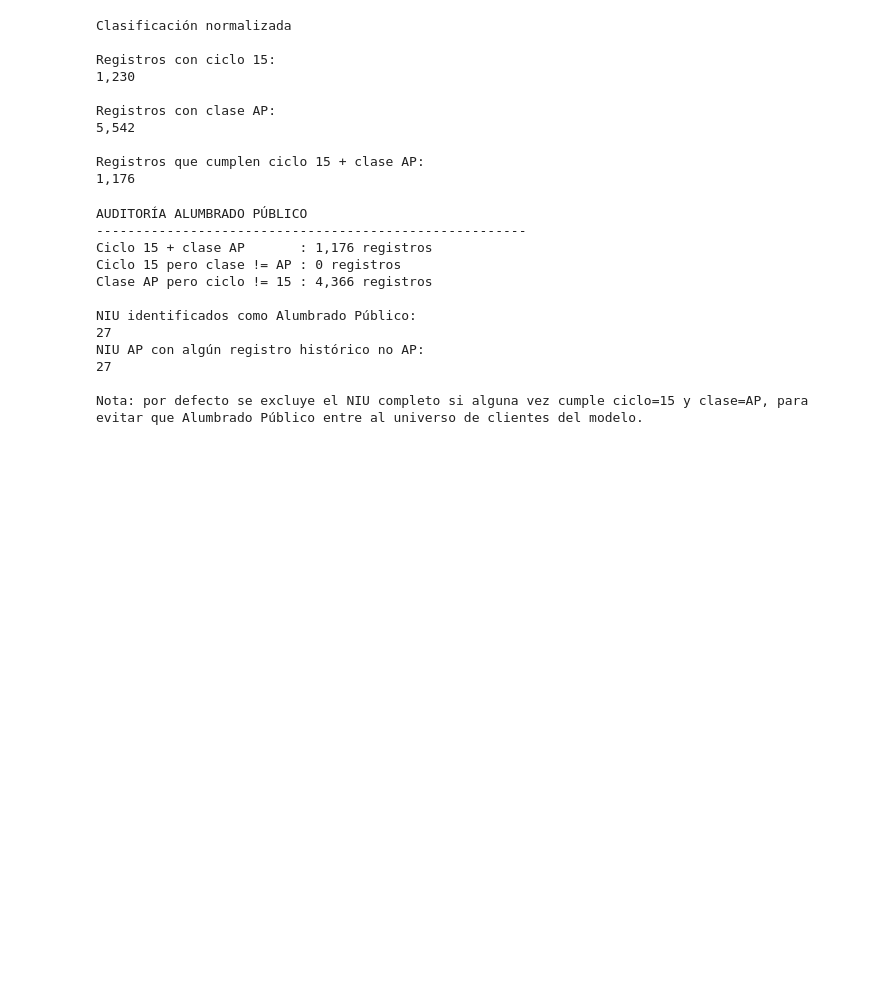
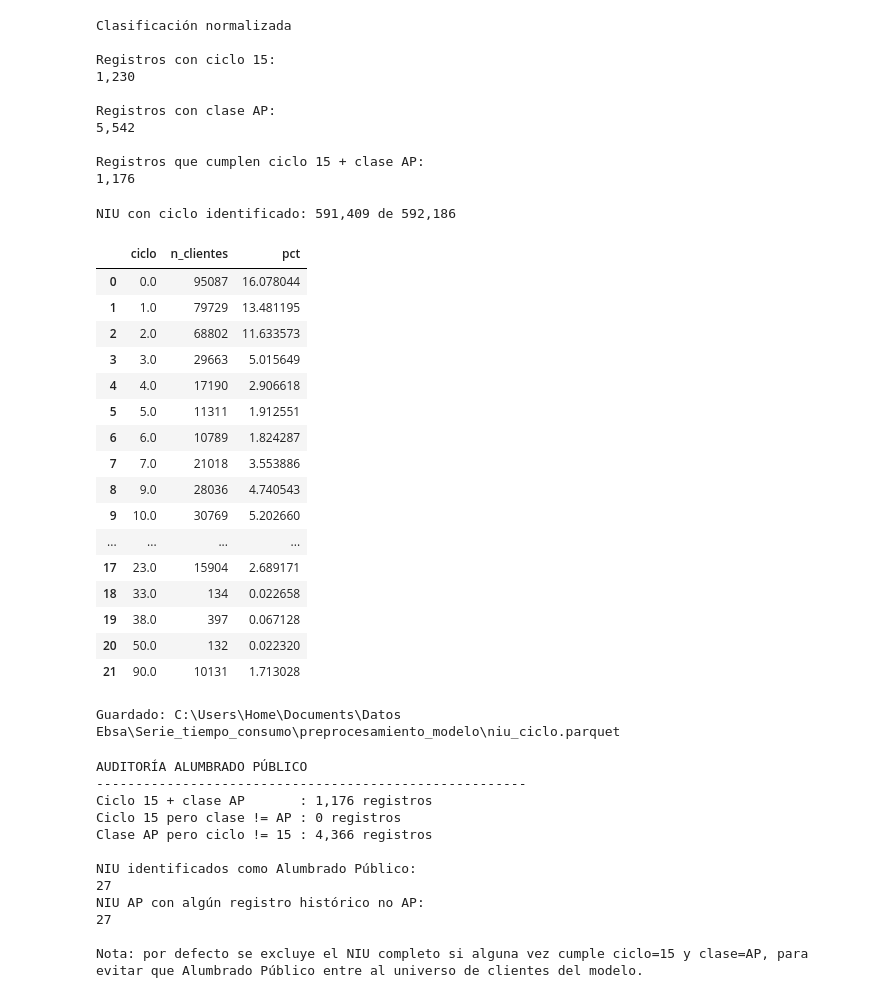
Before and after one commit to JeimmyValderrama/ProyectoEBSA, a Jupyter notebook: Preprocesamiento_serie_tiempo_para_modelado.ipynb, the cells around one changed output. Cells and saved outputs as stored; diff of their text form; code cells hidden in the pictures; blank space fills up the shorter version.

```diff
--- a/Preprocesamiento_serie_tiempo_para_modelado.ipynb
+++ b/Preprocesamiento_serie_tiempo_para_modelado.ipynb
@@ -381,6 +381,72 @@ Registros con clase AP:
 
 Registros que cumplen ciclo 15 + clase AP:
 1,176
+# %%
+# ============================================================
+# DIAGNOSTICO: DISTRIBUCION DE CLIENTES POR CICLO
+# ============================================================
+
+# Ciclo más frecuente por NIU (por si cambia entre periodos)
+ciclo_por_niu = (
+    metadata
+    .dropna(subset=["ciclo_num"])
+    .groupby("NIU")["ciclo_num"]
+    .agg(lambda s: s.mode().iloc[0] if not s.mode().empty else np.nan)
+    .rename("ciclo")
+    .reset_index()
+)
+
+print(
+    f"NIU con ciclo identificado: {len(ciclo_por_niu):,} "
+    f"de {metadata['NIU'].nunique():,}"
+)
+
+resumen_ciclo = (
+    ciclo_por_niu
+    .groupby("ciclo")
+    .size()
+    .rename("n_clientes")
+    .reset_index()
+    .sort_values("ciclo")
+)
+
+resumen_ciclo["pct"] = (
+    resumen_ciclo["n_clientes"] / resumen_ciclo["n_clientes"].sum() * 100
+)
+
+display(resumen_ciclo)
+
+# Guardar el detalle NIU -> ciclo para poder cruzarlo luego
+# contra candidato_trimestral y contra el perfil P0-P3 del modelo
+RUTA_NIU_CICLO = PREPROC_DIR / "niu_ciclo.parquet"
+
+ciclo_por_niu.to_parquet(
+    RUTA_NIU_CICLO,
+    index=False,
+    engine="pyarrow",
+)
+
+print("\nGuardado:", RUTA_NIU_CICLO)
+# %% [output]
+NIU con ciclo identificado: 591,409 de 592,186
+|  | ciclo | n_clientes | pct |
+| 0 | 0.0 | 95087 | 16.078044 |
+| 1 | 1.0 | 79729 | 13.481195 |
+| 2 | 2.0 | 68802 | 11.633573 |
+| 3 | 3.0 | 29663 | 5.015649 |
+| 4 | 4.0 | 17190 | 2.906618 |
+| 5 | 5.0 | 11311 | 1.912551 |
+| 6 | 6.0 | 10789 | 1.824287 |
+| 7 | 7.0 | 21018 | 3.553886 |
+| 8 | 9.0 | 28036 | 4.740543 |
+| 9 | 10.0 | 30769 | 5.202660 |
+| ... | ... | ... | ... |
+| 17 | 23.0 | 15904 | 2.689171 |
+| 18 | 33.0 | 134 | 0.022658 |
+| 19 | 38.0 | 397 | 0.067128 |
+| 20 | 50.0 | 132 | 0.022320 |
+| 21 | 90.0 | 10131 | 1.713028 |
+Guardado: C:\Users\Home\Documents\Datos Ebsa\Serie_tiempo_consumo\preprocesamiento_modelo\niu_ciclo.parquet
 # %%
 # ============================================================
 # 8. AUDITAR CONSISTENCIA DE LA REGLA DE ALUMBRADO PÚBLICO
```
Also changed, not shown: parts of 2 cells of this notebook.
